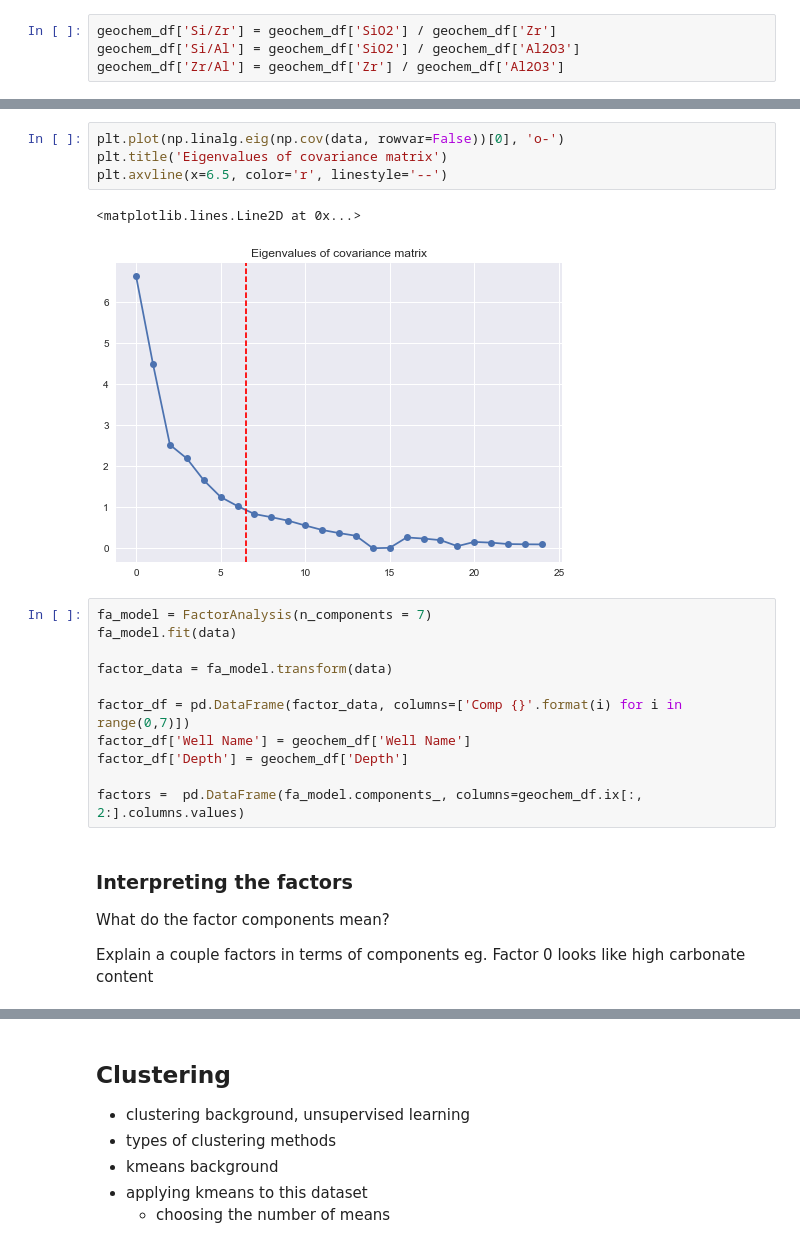
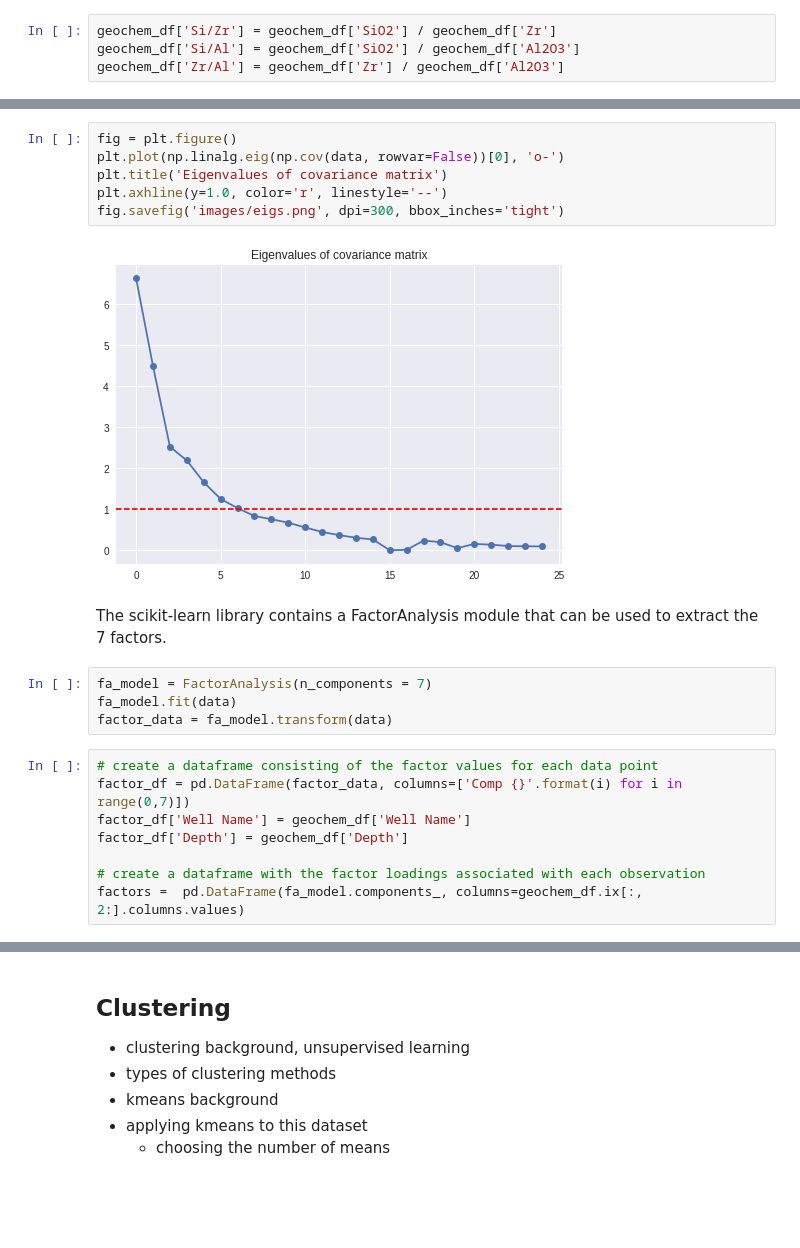
Before and after one commit to brendonhall/tutorials, a Jupyter notebook: geochem_facies/CSEG Article.ipynb, the cells around one changed output, grey strips where cells are left out. Saved outputs shown, nothing was run; the diff lists cells and outputs as text; blank space fills up the shorter version.

```diff
--- a/geochem_facies/CSEG Article.ipynb
+++ b/geochem_facies/CSEG Article.ipynb
@@ -113,25 +110,22 @@ Choosing the number of factors...
 # %%
+fig = plt.figure()
 plt.plot(np.linalg.eig(np.cov(data, rowvar=False))[0], 'o-')
 plt.title('Eigenvalues of covariance matrix')
-plt.axvline(x=6.5, color='r', linestyle='--')
+plt.axhline(y=1.0, color='r', linestyle='--')
+fig.savefig('images/eigs.png', dpi=300, bbox_inches='tight')
 # %% [output]
-<matplotlib.lines.Line2D at 0x...>
-[figure, old version]
+[figure, new version]
+# %% [markdown]
+The scikit-learn library contains a FactorAnalysis module that can be used to extract the 7 factors.
+# %%
+fa_model = FactorAnalysis(n_components = 7)
+fa_model.fit(data)
+factor_data = fa_model.transform(data)
 # %%
-fa_model = FactorAnalysis(n_components = 7)
-fa_model.fit(data)
-
-factor_data = fa_model.transform(data)
-
+# create a dataframe consisting of the factor values for each data point
 factor_df = pd.DataFrame(factor_data, columns=['Comp {}'.format(i) for i in range(0,7)])
 factor_df['Well Name'] = geochem_df['Well Name']
 factor_df['Depth'] = geochem_df['Depth']
 
+# create a dataframe with the factor loadings associated with each observation
 factors =  pd.DataFrame(fa_model.components_, columns=geochem_df.ix[:, 2:].columns.values)
-# %% [markdown]
-### Interpreting the factors
-
-What do the factor components mean?
-
-Explain a couple factors in terms of components
-eg. Factor 0 looks like high carbonate content
```
Also changed, not shown: parts of 13 cells of this notebook.
